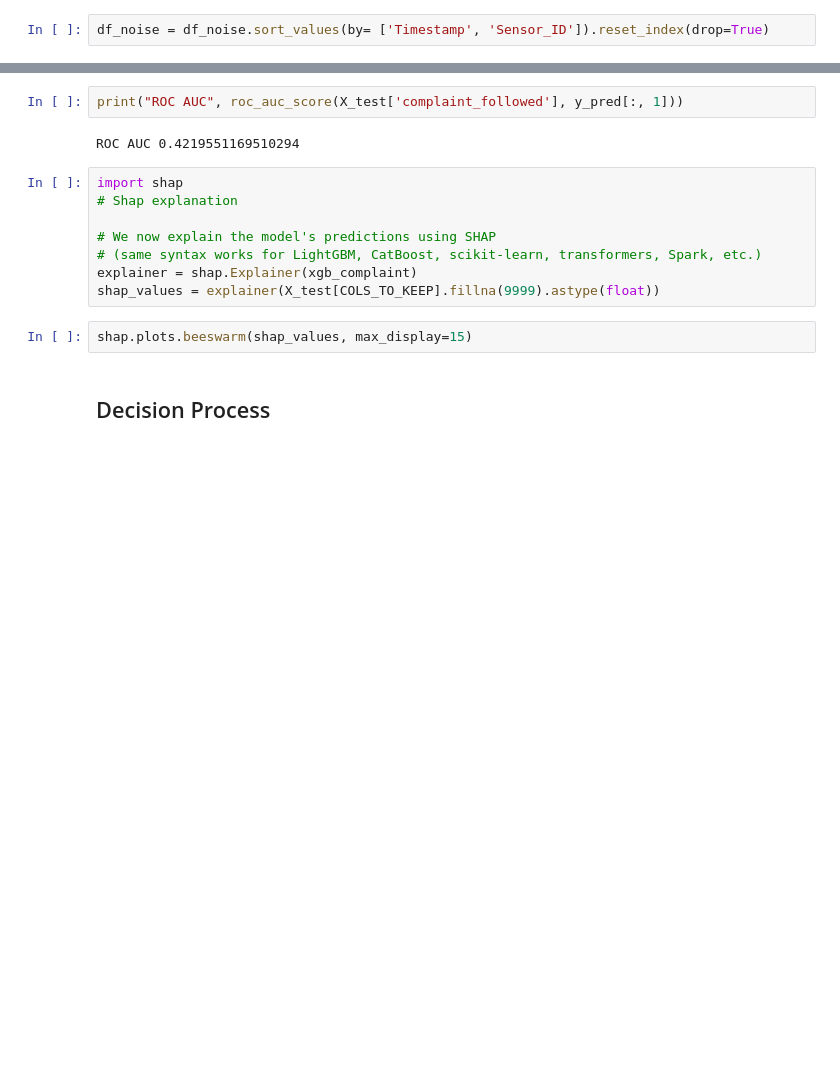
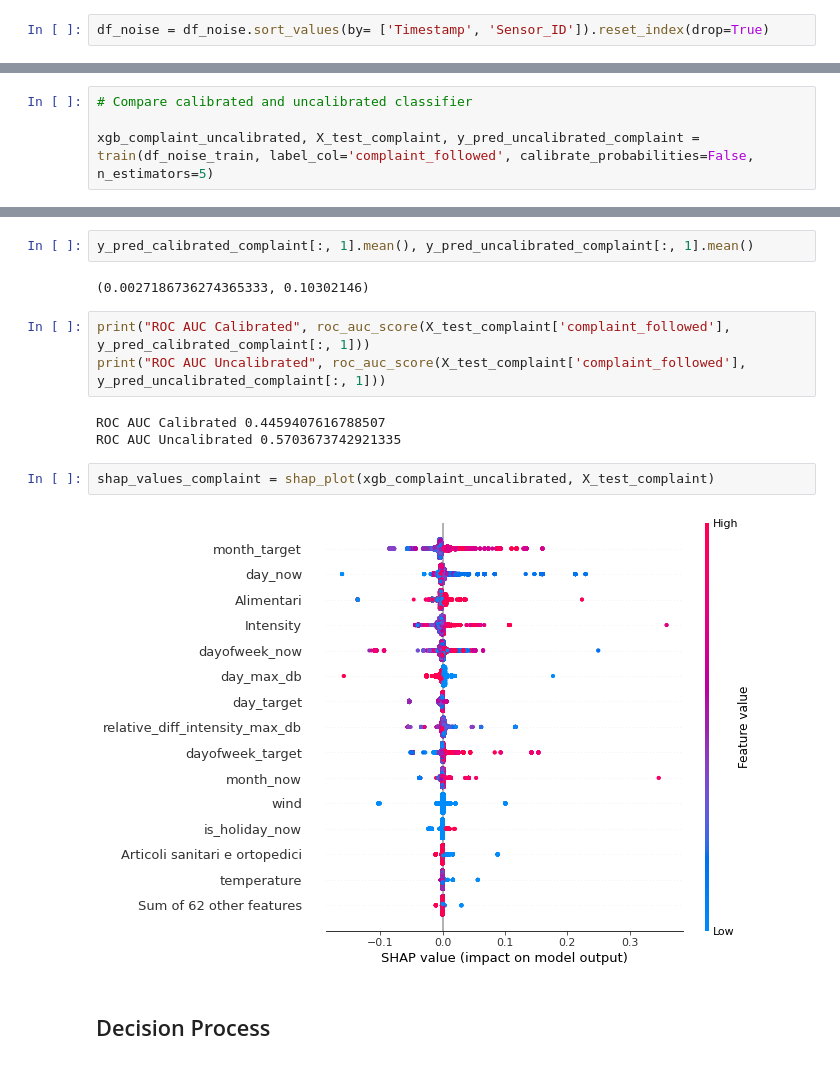
Before and after one commit to TiagoFilipeSousaGoncalves/wdl-tech-moguls, a Jupyter notebook: finals/Deliverable.ipynb, the cells around one changed output, grey strips where cells are left out. Saved outputs shown, nothing was run; the diff lists cells and outputs as text; blank space fills up the shorter version.

```diff
--- a/finals/Deliverable.ipynb
+++ b/finals/Deliverable.ipynb
@@ -711,0 +769,4 @@ X_test[target_1].isna().sum()
+# %%
+# Compare calibrated and uncalibrated classifier
+
+xgb_complaint_uncalibrated, X_test_complaint, y_pred_uncalibrated_complaint = train(df_noise_train, label_col='complaint_followed', calibrate_probabilities=False, n_estimators=5)
@@ -712,17 +776,17 @@ X_test[target_1].isna().sum()
+# %%
+y_pred_calibrated_complaint[:, 1].mean(), y_pred_uncalibrated_complaint[:, 1].mean()
+# %% [output]
+(0.0027186736274365333, 0.10302146)
 # %%
-print("ROC AUC", roc_auc_score(X_test['complaint_followed'], y_pred[:, 1]))
+print("ROC AUC Calibrated", roc_auc_score(X_test_complaint['complaint_followed'], y_pred_calibrated_complaint[:, 1]))
+print("ROC AUC Uncalibrated", roc_auc_score(X_test_complaint['complaint_followed'], y_pred_uncalibrated_complaint[:, 1]))
 # %% [output]
-ROC AUC 0.4219551169510294
+ROC AUC Calibrated 0.4459407616788507
+ROC AUC Uncalibrated 0.5703673742921335
-# %%
-import shap
-# Shap explanation
-
-# We now explain the model's predictions using SHAP
-# (same syntax works for LightGBM, CatBoost, scikit-learn, transformers, Spark, etc.)
-explainer = shap.Explainer(xgb_complaint)
-shap_values = explainer(X_test[COLS_TO_KEEP].fillna(9999).astype(float))
-# %%
-shap.plots.beeswarm(shap_values, max_display=15)
+# %%
+shap_values_complaint = shap_plot(xgb_complaint_uncalibrated, X_test_complaint)
+# %% [output]
+[figure, added]
 # %% [markdown]
 ## Decision Process
 # %%
```
Also changed, not shown: parts of 31 cells of this notebook.
